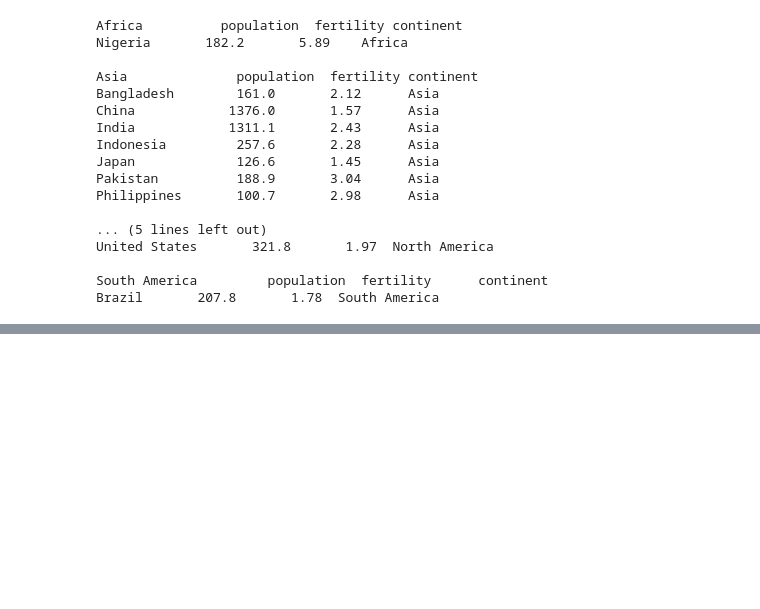
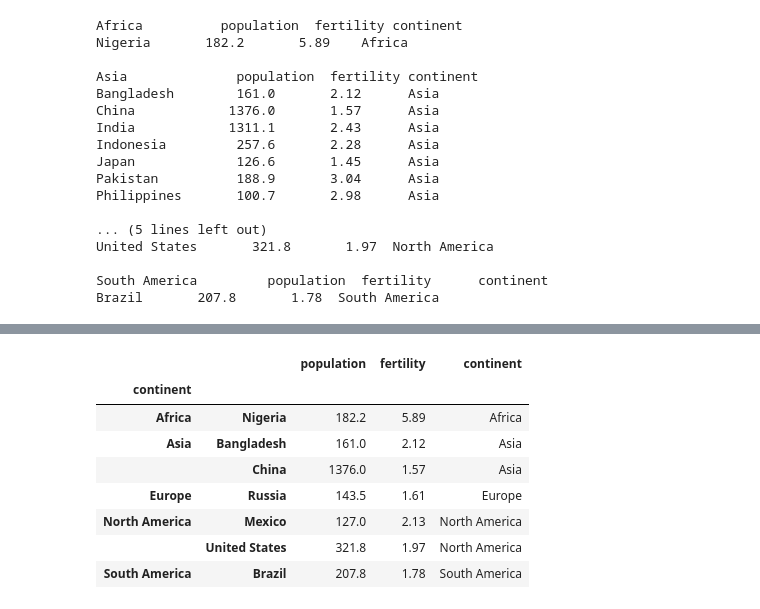
Before and after one commit to puvyi/gampminder, a Jupyter notebook: aggregation options.ipynb, the cells around one changed output, grey strips where cells are left out. Saved outputs shown, nothing was run; the diff lists cells and outputs as text; code cells hidden in the pictures; blank space fills up the shorter version.

```diff
--- a/aggregation options.ipynb
+++ b/aggregation options.ipynb
@@ -159,0 +250,16 @@ NameError: name 'g' is not defined
+# %%
+# apply any function
+def first_two(df):
+    return df.head(2)
+
+g.apply(first_two)
+# %% [output]
+|  |  | population | fertility | continent |
+| continent |  |  |  |  |
+| Africa | Nigeria | 182.2 | 5.89 | Africa |
+| Asia | Bangladesh | 161.0 | 2.12 | Asia |
+|  | China | 1376.0 | 1.57 | Asia |
+| Europe | Russia | 143.5 | 1.61 | Europe |
+| North America | Mexico | 127.0 | 2.13 | North America |
+|  | United States | 321.8 | 1.97 | North America |
+| South America | Brazil | 207.8 | 1.78 | South America |
```
Also changed, not shown: parts of 11 cells of this notebook, 4 other files.
